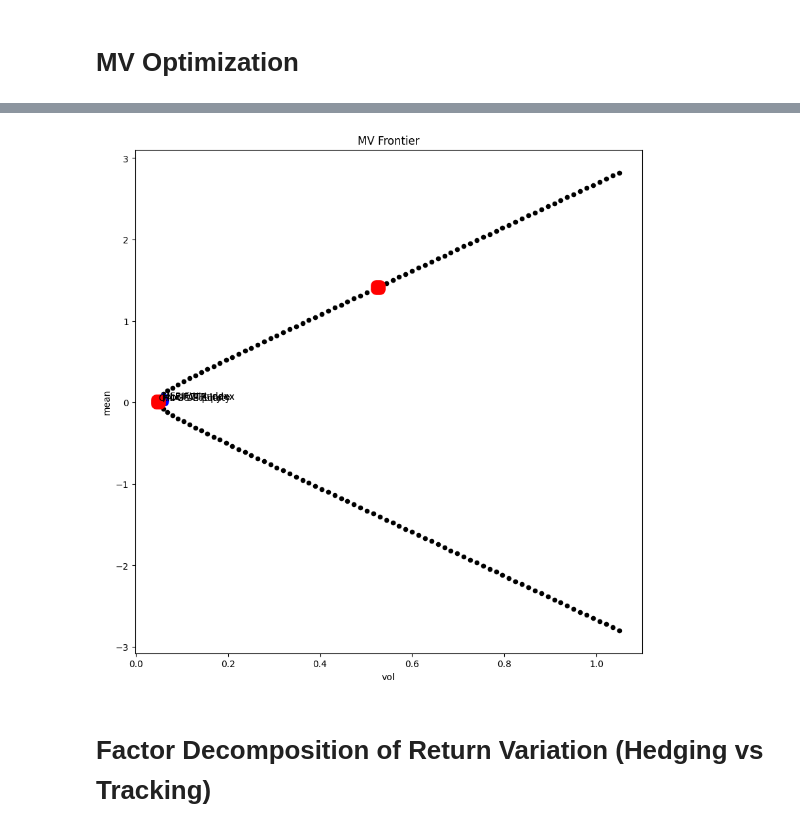
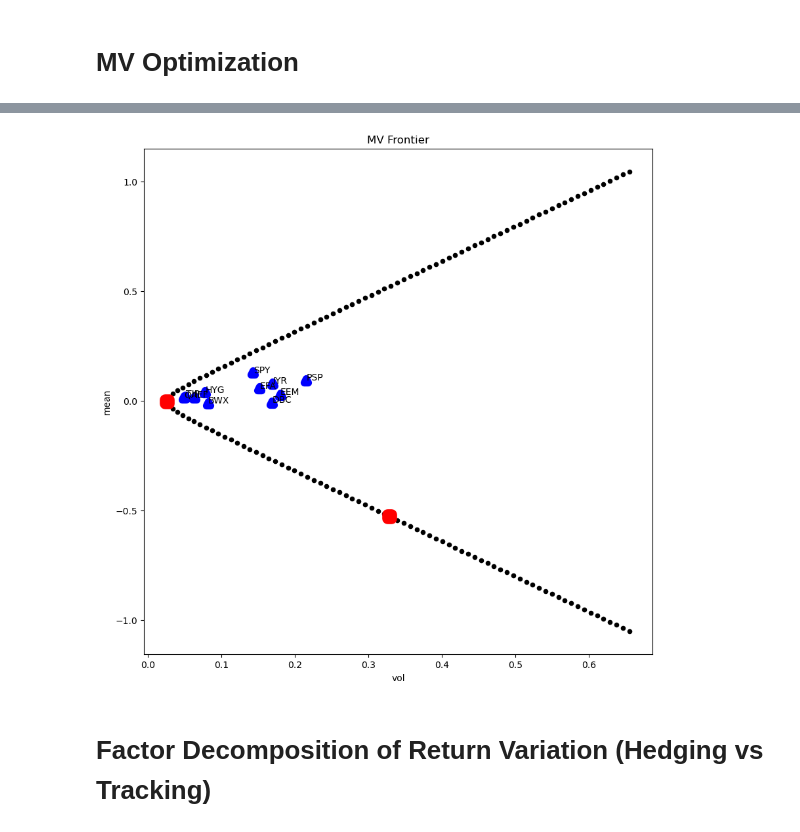
Before and after one commit to ccwhgetgit/finm-portfolio-2024, a Jupyter notebook: exam/MidTerm_Notes_1.ipynb, the cells around one changed output, grey strips where cells are left out. Saved outputs shown, nothing was run; the diff lists cells and outputs as text; code cells hidden in the pictures.

```diff
--- a/exam/MidTerm_Notes_1.ipynb
+++ b/exam/MidTerm_Notes_1.ipynb
@@ -29,16 +62,19 @@ use the data through the end of 2022: means stop at 2022 (ie. data = retsx.loc[:
 # %%
 import pandas as pd
 import numpy as np
-
 
 
 hf_series = pd.read_excel('./../data/proshares_analysis_data.xlsx',sheet_name='hedge_fund_series',index_col=0)
 merrill_factors = pd.read_excel('./../data/proshares_analysis_data.xlsx',sheet_name='merrill_factors',index_col=0)
 other_data = pd.read_excel('./../data/proshares_analysis_data.xlsx',sheet_name='other_data',index_col=0)
 # print(hf_series)
-# data = hf_series.set_index('Date')
 data = hf_series
 annualization_factor= 12
+
+etfs = pd.read_excel("./../data/multi_asset_etf_data.xlsx", sheet_name="excess returns")
+data = etfs
+data = data.set_index('Date')
+
 
 def portfolio_metrics_basic(returns: pd.DataFrame) -> pd.DataFrame:
     '''
@@ -440,39 +654,42 @@ mv_portfolio(0.01, data)
 # %%
 import warnings
 warnings.filterwarnings('ignore')
 
-# for efficient frontier plots
-omega_tan = tangency_weights(data)
-rets_adj = data - data.mean() + 1
-omega_gmv = tangency_weights(rets_adj)
-omega = pd.concat([omega_tan,omega_gmv],axis=1)
-omega.columns = ['tangency','gmv']
+def plot_ef(data):
+    # for efficient frontier plots
+    omega_tan = tangency_weights(data)
+    rets_adj = data - data.mean() + 1
+    omega_gmv = tangency_weights(rets_adj)
+    omega = pd.concat([omega_tan,omega_gmv],axis=1)
+    omega.columns = ['tangency','gmv']
 
-delta_grid = np.linspace(-2,2,150)
-mv_frame = pd.DataFrame(columns=['mean','vol'],index=delta_grid)
-for i, delta in enumerate(delta_grid):
-    omega_mv = delta * omega_tan + (1-delta) * omega_gmv
-    rets_p = data @ omega_mv
-    mv_frame['mean'].iloc[i] = rets_p.mean().values[0] * annualization_factor
-    mv_frame['vol'].iloc[i] = rets_p.std().values[0] * np.sqrt(annualization_factor)
+    delta_grid = np.linspace(-2,2,150)
+    mv_frame = pd.DataFrame(columns=['mean','vol'],index=delta_grid)
+    for i, delta in enumerate(delta_grid):
+        omega_mv = delta * omega_tan + (1-delta) * omega_gmv
+        rets_p = data @ omega_mv
+        mv_frame['mean'].iloc[i] = rets_p.mean().values[0] * annualization_factor
+        mv_frame['vol'].iloc[i] = rets_p.std().values[0] * np.sqrt(annualization_factor)
 
-rets_special = pd.DataFrame(index=data.index)
-rets_special['tan'] = data @ omega_tan.values
-rets_special['gmv'] = data @ omega_gmv.values
+    rets_special = pd.DataFrame(index=data.index)
+    rets_special['tan'] = data @ omega_tan.values
+    rets_special['gmv'] = data @ omega_gmv.values
 
-mv_assets = pd.concat([data.mean() * annualization_factor,data.std() * np.sqrt(annualization_factor)],axis=1)
-mv_special = pd.concat([rets_special.mean() * annualization_factor, rets_special.std() * np.sqrt(annualization_factor)],axis=1)
-mv_assets.columns = ['mean','vol']
-mv_special.columns = ['mean','vol']
+    mv_assets = pd.concat([data.mean() * annualization_factor,data.std() * np.sqrt(annualization_factor)],axis=1)
+    mv_special = pd.concat([rets_special.mean() * annualization_factor, rets_special.std() * np.sqrt(annualization_factor)],axis=1)
+    mv_assets.columns = ['mean','vol']
+    mv_special.columns = ['mean','vol']
 
-ax = mv_frame.plot.scatter(x='vol',y='mean', c='k', figsize=(10,10), title='MV Frontier')
-mv_assets.plot.scatter(x='vol',y='mean',ax=ax, c='b', marker='^', linewidth=8)
-mv_special.plot.scatter(x='vol',y='mean',ax=ax, c='r', marker='s', linewidth=12)
+    ax = mv_frame.plot.scatter(x='vol',y='mean', c='k', figsize=(10,10), title='MV Frontier')
+    mv_assets.plot.scatter(x='vol',y='mean',ax=ax, c='b', marker='^', linewidth=8)
+    mv_special.plot.scatter(x='vol',y='mean',ax=ax, c='r', marker='s', linewidth=12)
 
-for i in range(mv_assets.shape[0]):
-    plt.text(x=mv_assets['vol'][i]+.0005, y=mv_assets['mean'][i]+.0005, s=mv_assets.index[i])
+    for i in range(mv_assets.shape[0]):
+        plt.text(x=mv_assets['vol'][i]+.0005, y=mv_assets['mean'][i]+.0005, s=mv_assets.index[i])
+
+plot_ef(data)
 # %% [output]
-[figure, old version]
+[figure, new version]
 # %% [markdown]
 # Factor Decomposition of Return Variation (Hedging vs Tracking)
 # %%
```
Also changed, not shown: parts of 31 cells of this notebook, 6 other files.
